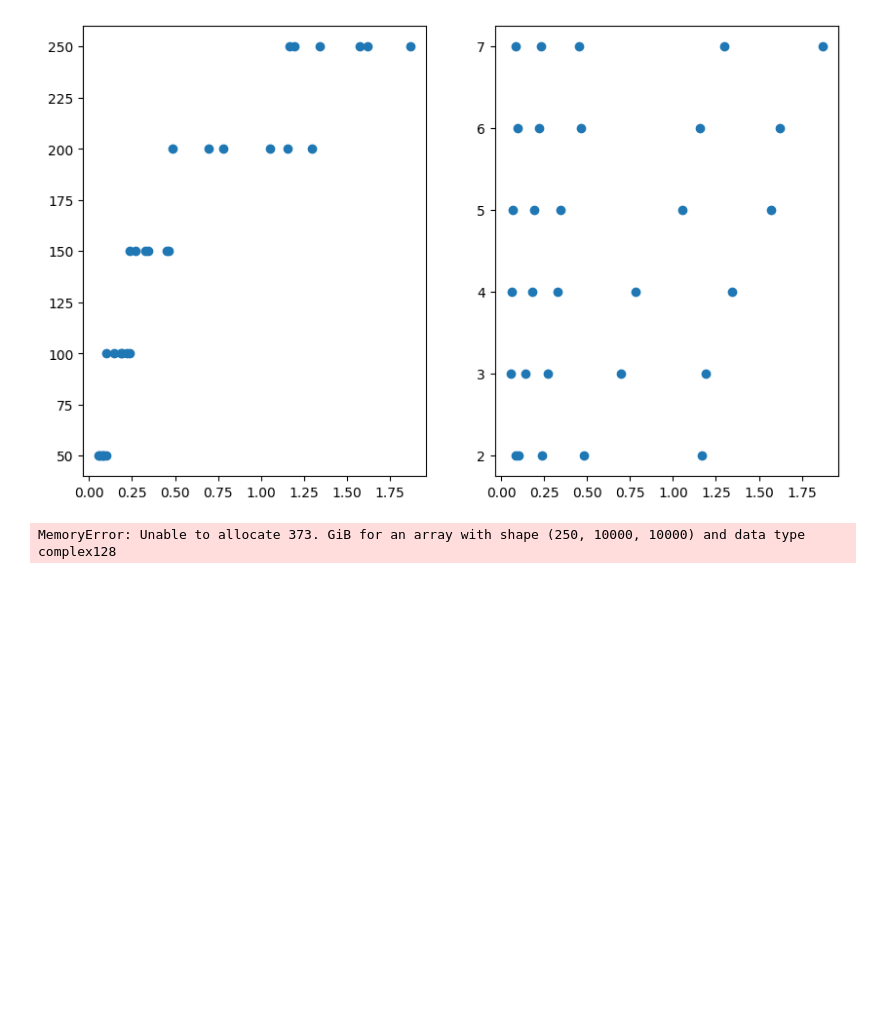
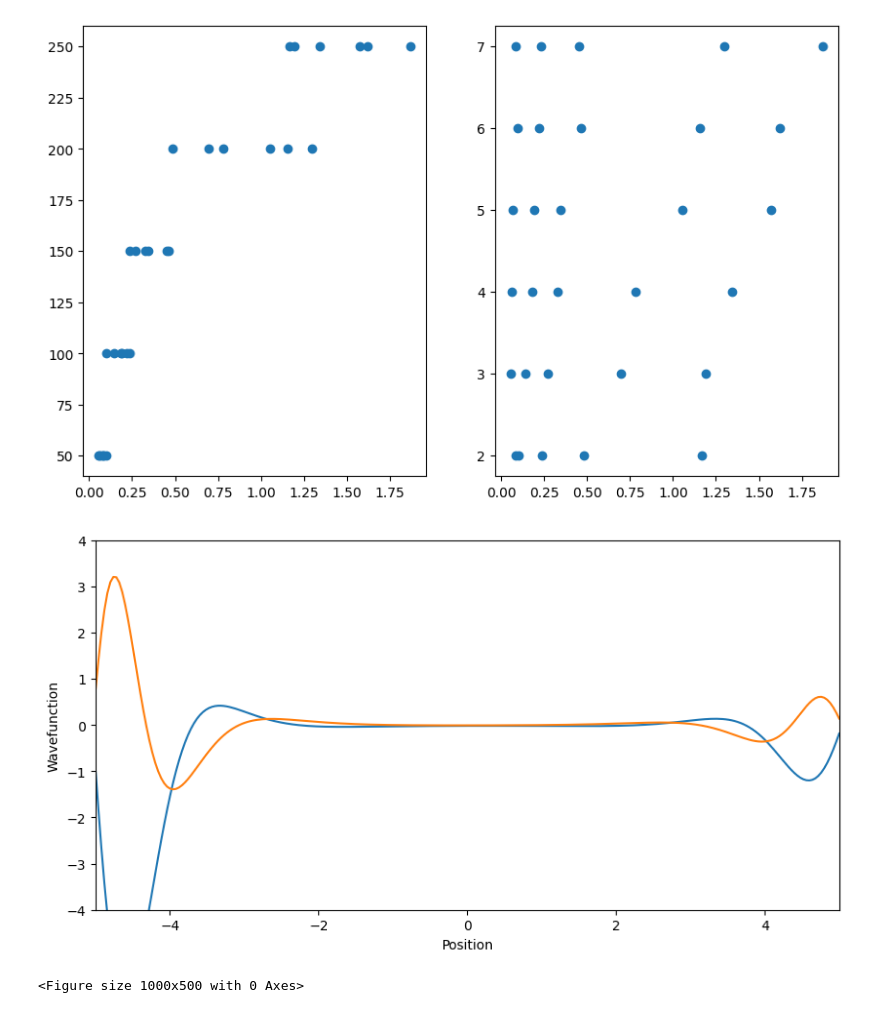
Before and after one commit to ascsn/wavefunction-dimensionality-reduction, a Jupyter notebook: QTE.ipynb, the cells around one changed output. Cells and saved outputs as stored; diff of their text form; code cells hidden in the pictures; blank space fills up the shorter version.

```diff
--- a/QTE.ipynb
+++ b/QTE.ipynb
@@ -281,6 +358,58 @@ def run_simulation_save(Nx, Nt, terms):
 
     return initial_state, final_state, all_states, time_diff
 # %%
-i_state2, f_state2, a_states2, timer2 = run_simulation_save(10000,250,7)
+i_state2, f_state2, a_states2, timer2 = run_simulation_save(500,5000,7)
-# %% [output]
-MemoryError: Unable to allocate 373. GiB for an array with shape (250, 10000, 10000) and data type complex128
+# %%
+h_bar = 1#.05457e-35
+mass = 1
+q = 1
+N = 250
+
+x = np.linspace(-5, 5, N)
+dx = x[1] - x[0]
+
+initial_state = np.exp(-(x+0.2)**2 / 2.0) / np.sqrt(np.pi+2)
+
+t = 0
+t_max = 3
+t_steps = 600
+t_values = np.linspace(t, t_max, t_steps)
+dt = t_values[1] - t_values[0]
+count = 0
+terms = 3
+
+fig, ax = plt.subplots(figsize=(10, 5))
+
+while t <= t_max:
+
+    if t == 0:
+        final_state = initial_state.copy()
+        final_state = final_state/(np.linalg.norm(final_state)*dx)
+
+    else:
+
+        teo = taylor_series_expansion(H, terms, dt)
+        new_state = np.dot(teo, final_state)
+        #print(new_state)
+        final_state = final_state.astype(np.complex128)
+        final_state = new_state.copy()
+        final_state = final_state/(np.linalg.norm(final_state)*dx)
+
+    pd = np.abs(final_state)**2
+    plt.plot(x, (np.imag(final_state[:])))
+    plt.plot(x, (np.real(final_state[:])))
+    #plt.plot(x, pd[:])
+    plt.xlim([-5,5])
+    plt.ylim([-4,4])
+
+    plt.xlabel("Position")
+    plt.ylabel("Wavefunction")
+    clear_output(wait=True)
+    display(fig)
+    fig.clear()
+
+    t += dt
+    count += 1
+# %% [output]
+[figure, added]
+<Figure size 1000x500 with 0 Axes>
```
Also changed, not shown: parts of 16 cells of this notebook.
